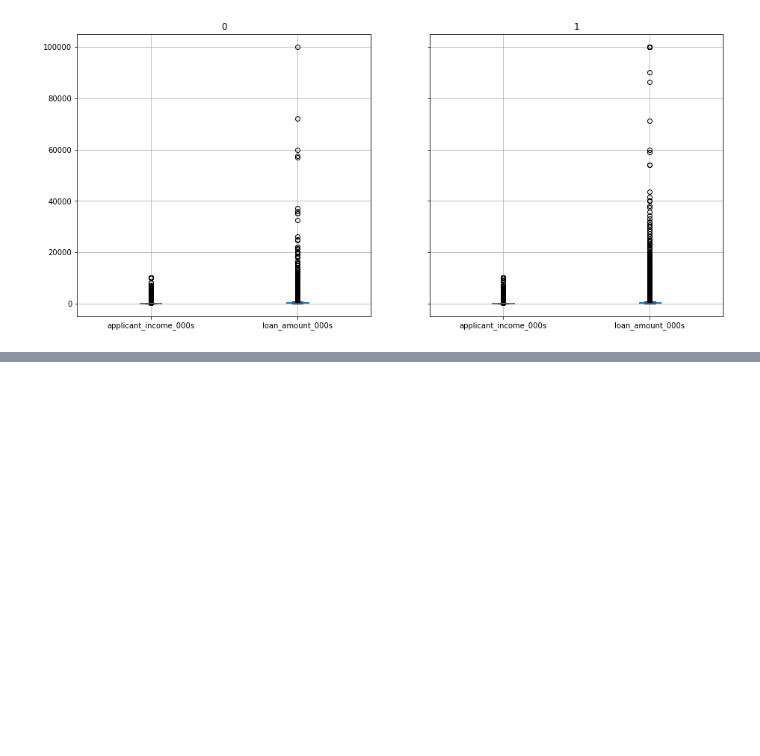
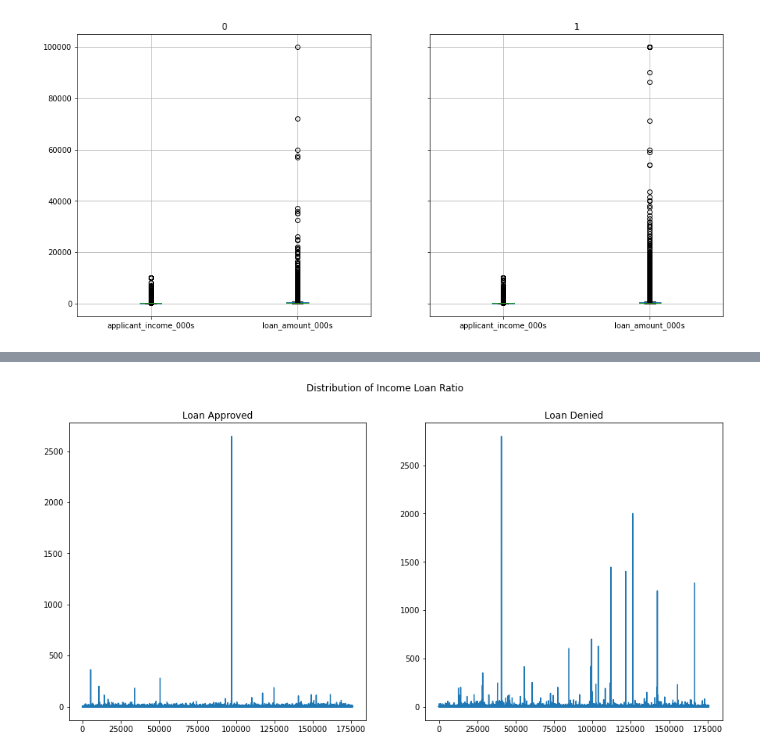
Before and after one commit to DJ1070/Darlehensanfragen, a Jupyter notebook: exploration.ipynb, the cells around one changed output, grey strips where cells are left out. Cells and saved outputs as stored; diff of their text form; code cells hidden in the pictures; blank space fills up the shorter version.

```diff
--- a/exploration.ipynb
+++ b/exploration.ipynb
@@ -343,0 +380,11 @@ Index(['action_taken_name', 'applicant_race_name_1', 'applicant_sex_name',
+# %%
+fig, (ax1, ax2) = plt.subplots(1, 2, figsize=[15,7])
+fig.suptitle('Distribution of Income Loan Ratio')
+ax1.plot(df_loan_1['income_loan_ratio'])
+ax1.set_title('Loan Approved')
+ax2.plot(df_loan_0['income_loan_ratio'])
+ax2.set_title('Loan Denied')
+
+plt.show()
+# %% [output]
+[figure, added]
```
Also changed, not shown: parts of 10 cells of this notebook.
